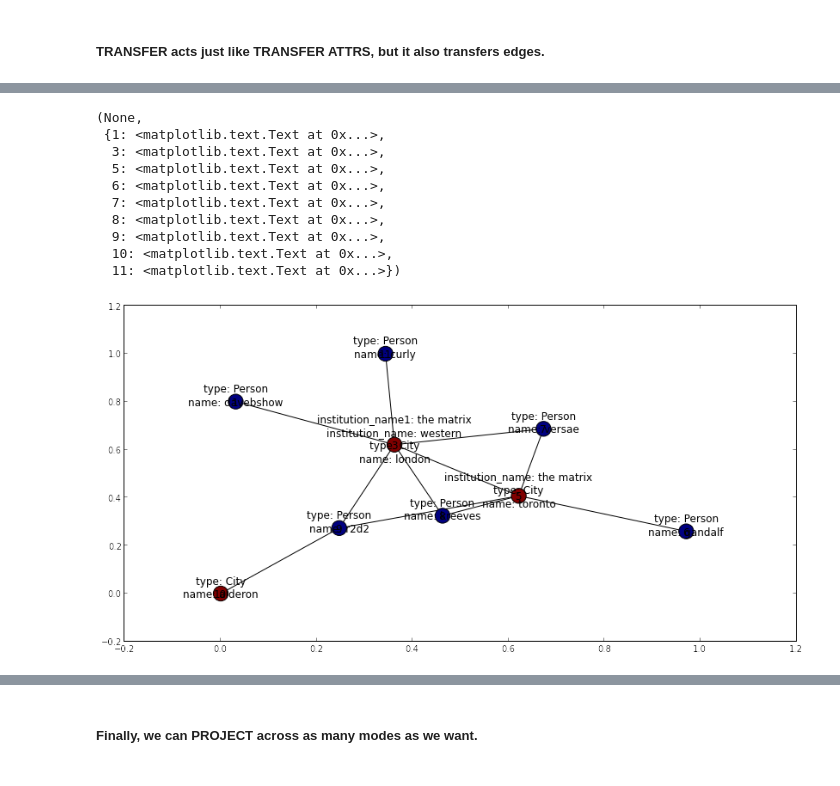
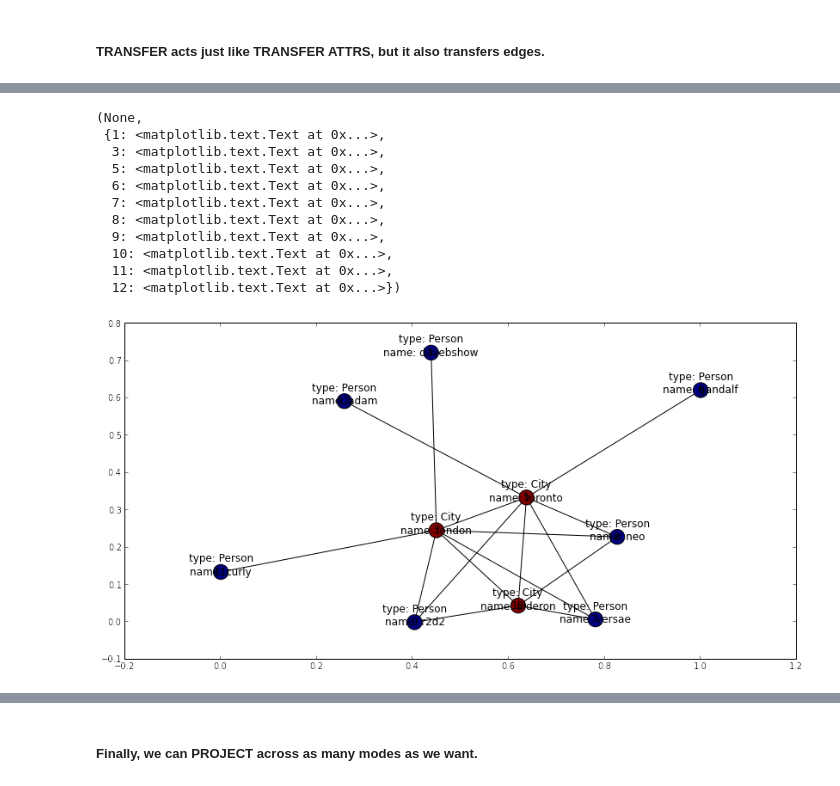
Before and after one commit to davebshow/projx, a Jupyter notebook: projx_demo.ipynb, the cells around one changed output, grey strips where cells are left out. Drawn from its saved outputs; the diff is of its cells as text; code cells hidden in the pictures.

```diff
--- a/projx_demo.ipynb
+++ b/projx_demo.ipynb
@@ -399,2 +482,6 @@ px.draw_simple(subgraph)
 # %% [markdown]
 ##### TRANSFER ATTRS node attributesfrom nodes of one type onto their neighbors of another type. Once again uses a pattern.
+# %%
+p = px.Projection(g)
+subgraph = p.execute("TRANSFER ATTRS (c:City)-[l:lives_in]-(p:Person)")
+px.draw_simple(subgraph)
@@ -449,15 +523,16 @@ px.draw_simple(subgraph)
 # %%
-subgraph = p.execute("TRANSFER (i:Institution)-(c:City)")
+subgraph = p.execute("TRANSFER EDGES (i:Institution)-(c:City)")
 px.draw_simple(subgraph)
 # %% [output]
 (None,
  {1: <matplotlib.text.Text at 0x...>,
   3: <matplotlib.text.Text at 0x...>,
   5: <matplotlib.text.Text at 0x...>,
   6: <matplotlib.text.Text at 0x...>,
   7: <matplotlib.text.Text at 0x...>,
   8: <matplotlib.text.Text at 0x...>,
   9: <matplotlib.text.Text at 0x...>,
   10: <matplotlib.text.Text at 0x...>,
-  11: <matplotlib.text.Text at 0x...>})
+  11: <matplotlib.text.Text at 0x...>,
+  12: <matplotlib.text.Text at 0x...>})
-[figure, old version]
+[figure, new version]
```
Also changed, not shown: parts of 29 cells of this notebook, 2 other files.
